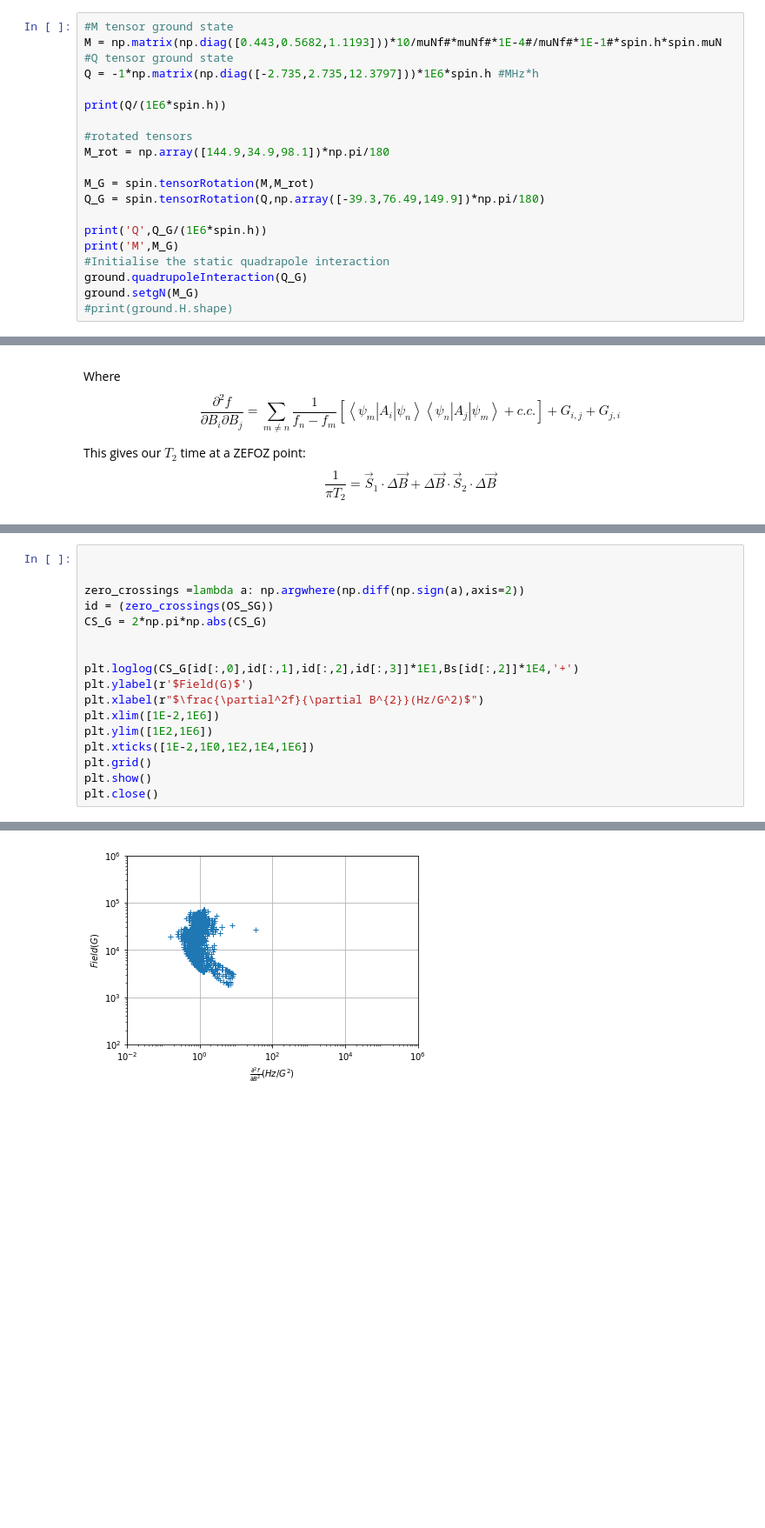
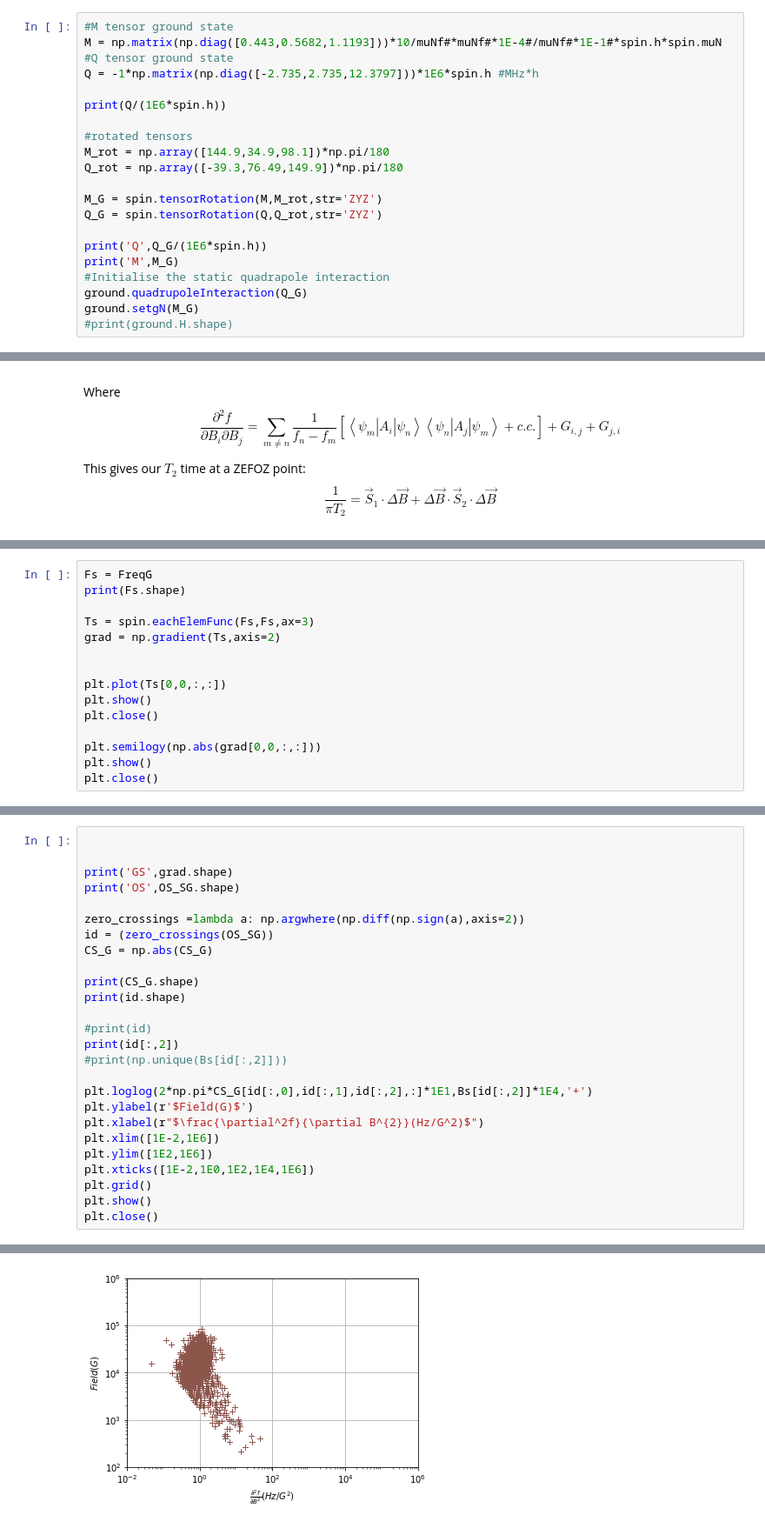
Before and after one commit to Quantum-Integration-Laboratory/qil_spin_Hamiltonian, a Jupyter notebook: Eu_YSO.ipynb, the cells around one changed output, grey strips where cells are left out. Shown: that part at 87% size. Drawn from its saved outputs; the diff is of its cells as text; blank space fills up the shorter version.

```diff
--- a/Eu_YSO.ipynb
+++ b/Eu_YSO.ipynb
@@ -38,9 +38,10 @@ print(Q/(1E6*spin.h))
 
 #rotated tensors
 M_rot = np.array([144.9,34.9,98.1])*np.pi/180
+Q_rot = np.array([-39.3,76.49,149.9])*np.pi/180
 
-M_G = spin.tensorRotation(M,M_rot)
-Q_G = spin.tensorRotation(Q,np.array([-39.3,76.49,149.9])*np.pi/180)
+M_G = spin.tensorRotation(M,M_rot,str='ZYZ')
+Q_G = spin.tensorRotation(Q,Q_rot,str='ZYZ')
 
 print('Q',Q_G/(1E6*spin.h))
 print('M',M_G)
@@ -214,0 +257,15 @@ Norm 1.0
+# %%
+Fs = FreqG
+print(Fs.shape)
+
+Ts = spin.eachElemFunc(Fs,Fs,ax=3)
+grad = np.gradient(Ts,axis=2)
+
+
+plt.plot(Ts[0,0,:,:])
+plt.show()
+plt.close()
+
+plt.semilogy(np.abs(grad[0,0,:,:]))
+plt.show()
+plt.close()
@@ -215,12 +276,21 @@ Norm 1.0
 # %%
 
 
+print('GS',grad.shape)
+print('OS',OS_SG.shape)
+
 zero_crossings =lambda a: np.argwhere(np.diff(np.sign(a),axis=2))
 id = (zero_crossings(OS_SG))
-CS_G = 2*np.pi*np.abs(CS_G)
+CS_G = np.abs(CS_G)
 
+print(CS_G.shape)
+print(id.shape)
 
-plt.loglog(CS_G[id[:,0],id[:,1],id[:,2],id[:,3]]*1E1,Bs[id[:,2]]*1E4,'+')
+#print(id)
+print(id[:,2])
+#print(np.unique(Bs[id[:,2]]))
+
+plt.loglog(2*np.pi*CS_G[id[:,0],id[:,1],id[:,2],:]*1E1,Bs[id[:,2]]*1E4,'+')
 plt.ylabel(r'$Field(G)$')
 plt.xlabel(r"$\frac{\partial^2f}{\partial B^{2}}(Hz/G^2)$")
 plt.xlim([1E-2,1E6])
@@ -233 +308 @@ plt.close()
-[figure, old version]
+[figure, new version]
```
Also changed, not shown: parts of 7 cells of this notebook, 4 other files.
